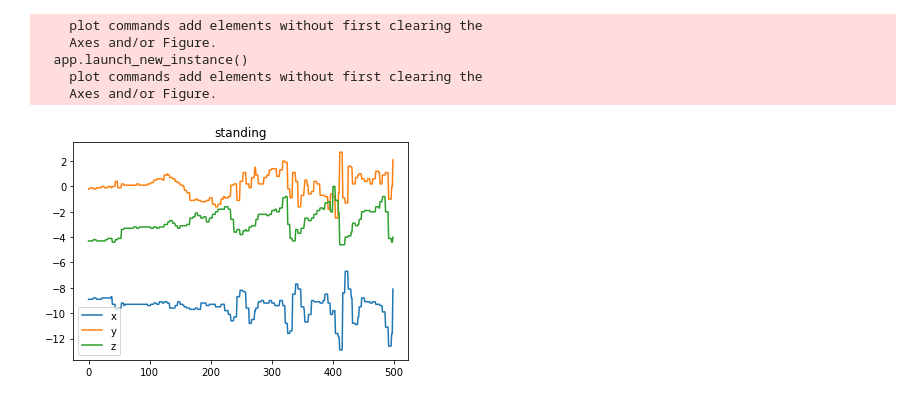
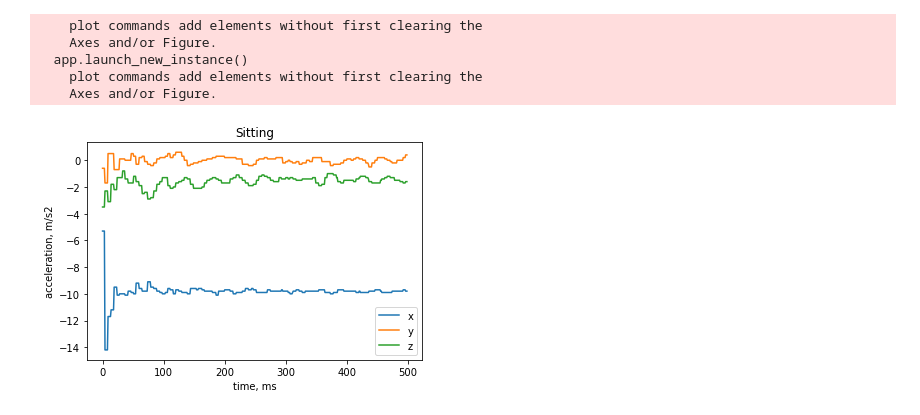
Before and after one commit to dsaffo/ToddlerActivityRecognition, a Jupyter notebook: Clip Plots.ipynb, the cells around one changed output. Drawn from its saved outputs; the diff is of its cells as text; code cells hidden in the pictures.

```diff
--- a/Clip Plots.ipynb
+++ b/Clip Plots.ipynb
@@ -22,16 +27,16 @@ def createDF(sub, act, data):
             array = []
             i+=1
 
-    d.pop(0)
-    d.pop(1)
-    d.pop(2)
-    d.pop(3)
-    d.pop(-1)
-    d.pop(-2)
+#     d.pop(0)
+#     d.pop(-1)
 
     dftest = pd.DataFrame(d)
 
     return dftest
 # %%
-df_sit = createDF("gia", "walking", giaSitting)
+df_sit = createDF("gia", "sitting", giaSitting)
 df_stand = createDF("gia", "standing", giaStanding)
+df_walk = createDF("gia", "walking", giaWalking)
+df_run = createDF("gia", "running", giaRunning)
+df_climb = createDF("gia", "climbing", giaClimbing)
+df_sleep = createDF("gia", "sleeping", giaSleeping)
@@ -41,7 +43,17 @@ standing_clip = df_stand.iloc[0,2]
+# %%
+sitting_clip = df_sit.iloc[2,2]
+standing_clip = df_stand.iloc[2,2]
+walking_clip = df_walk.iloc[2,2]
+running_clip = df_run.iloc[2,2]
+climbing_clip = df_climb.iloc[1,2]
+sleeping_clip = df_sleep.iloc[2,2]
 # %%
-t_sit = range(len(sitting_clip))
-plt.hold('on')
-plt.plot(t_sit, [i[0] for i in sitting_clip], t_sit, [i[1] for i in sitting_clip], t_sit, [i[2] for i in sitting_clip])
-plt.legend(['x', 'y', 'z'])
-plt.title('walking')
-plt.hold('off')
+def plot_clip (clip, title):
+    t = range(len(clip))
+    plt.hold('on')
+    plt.plot(t, [i[0] for i in clip], t, [i[1] for i in clip], t, [i[2] for i in clip])
+    plt.legend(['x', 'y', 'z'])
+    plt.xlabel('time, ms')
+    plt.ylabel('acceleration, m/s2')
+    plt.title(title)
+    plt.hold('off')
@@ -55,15 +60,9 @@ plt.hold('off')
-# %%
-
-t_stand = range(len(standing_clip))
-plt.hold('on')
-plt.plot(t_stand, [i[0] for i in standing_clip], t_stand, [i[1] for i in standing_clip], t_stand, [i[2] for i in standing_clip])
-plt.legend(['x', 'y', 'z'])
-plt.title('standing')
-plt.hold('off')
-# %% [output]
-    plot commands add elements without first clearing the
-    Axes and/or Figure.
-  app.launch_new_instance()
-    plot commands add elements without first clearing the
-    Axes and/or Figure.
-[figure, removed]
+# %%
+plot_clip(sitting_clip, 'Sitting')
+# %% [output]
+    plot commands add elements without first clearing the
+    Axes and/or Figure.
+  app.launch_new_instance()
+    plot commands add elements without first clearing the
+    Axes and/or Figure.
+[figure, added]
```
Also changed, not shown: parts of 20 cells of this notebook, 6 other files.
